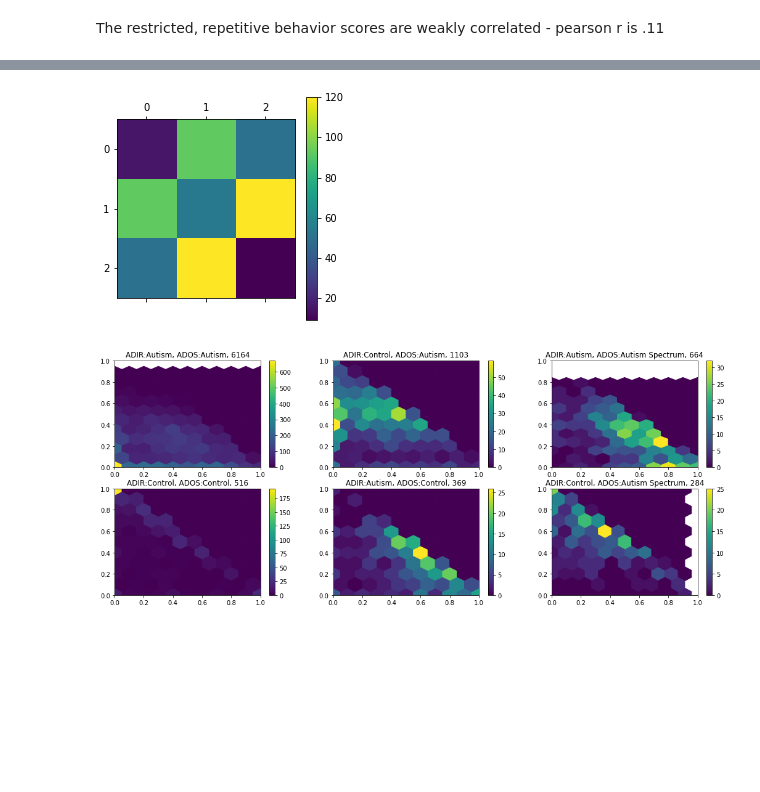
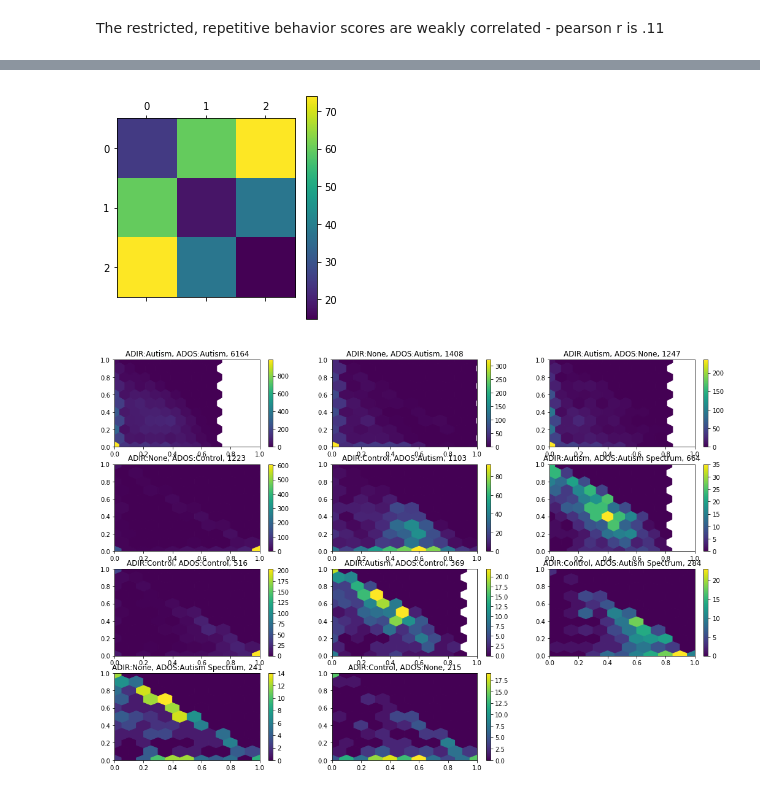
Before and after one commit to walllab/PhenotypeGLRM, a Jupyter notebook: analysis/Evaluate-Clusters.ipynb, the cells around one changed output, grey strips where cells are left out. Cells and saved outputs as stored; diff of their text form; code cells hidden in the pictures; blank space fills up the shorter version.

```diff
--- a/analysis/Evaluate-Clusters.ipynb
+++ b/analysis/Evaluate-Clusters.ipynb
@@ -147,9 +171,9 @@ import math
 all_c = Counter([(get_label(i, 'ADIR:diagnosis'), get_label(i, 'ADOS:diagnosis')) for i in range(m)])
 keys = [k for k, v in all_c.most_common()]
 
-plt.figure(figsize=(10, 10))
+plt.figure(figsize=(10, 20))
 
-plt.subplot(2, 2, 1)
+plt.subplot(4, 2, 1)
 c = Counter([(get_label(index, 'ADIR:diagnosis'), get_label(index, 'ADOS:diagnosis')) for index in range(m)])
 plt.pie([c[k] for k in keys])
 plt.title('All (%d)' % m)
@@ -157,12 +181,12 @@ plt.axis('equal')
 plt.legend(loc="upper left", labels=keys)
 
 for i in range(k):
-    #indexes = np.where(X[i, :]==1)[0]
+    #indexes = np.where(X[i, :]>.5)[0]
     indexes = np.where(X[i, :]==np.amax(X, axis=0))[0]
     #indexes = np.where(X[i, :]> 0)[0]
     c = Counter([(get_label(index, 'ADIR:diagnosis'), get_label(index, 'ADOS:diagnosis')) for index in indexes])
 
-    plt.subplot(2, 2, i+2)
+    plt.subplot(4, 2, i+2)
     plt.pie([c[k] for k in keys])
     plt.title('Cluster %d (%d)' % (i+1, len(indexes)))
     plt.axis('equal')
@@ -175,24 +199,24 @@ plt.show()
 from collections import Counter
 import math
 
-plt.figure(figsize=(10, 10))
+plt.figure(figsize=(10, 20))
 
-plt.subplot(2, 2, 1)
+plt.subplot(4, 2, 1)
 c = Counter(gender)
-keys = c.keys()
-plt.pie([c[k] for k in keys])
+gkeys = c.keys()
+plt.pie([c[k] for k in gkeys])
 plt.title('All (%d)' % m)
 plt.axis('equal')
-plt.legend(loc="upper left", labels=keys)
+plt.legend(loc="upper left", labels=gkeys)
 
 for i in range(k):
-    #indexes = np.where(X[i, :]==1)[0]
-    indexes = np.where(X[i, :]==np.amax(X, axis=0))[0]
+    indexes = np.where(X[i, :]==1)[0]
+    #indexes = np.where(X[i, :]==np.amax(X, axis=0))[0]
     #indexes = np.where(X[i, :]> 0)[0]
     c = Counter([gender[index] for index in indexes])
 
-    plt.subplot(2, 2, i+2)
-    plt.pie([c[k] for k in keys])
+    plt.subplot(4, 2, i+2)
+    plt.pie([c[k] for k in gkeys])
     plt.title('Cluster %d (%d)' % (i+1, len(indexes)))
     plt.axis('equal')
 
@@ -222,44 +246,38 @@ plt.show()
 # %%
-def missing_value_distance(a, b, n):
-    dist = 0
-    for i in range(n):
-        if ~np.isnan(a[i]) and ~np.isnan(b[i]):
-            if (a[i] < 0 and b[i] > 0) or (a[i] > 0 and b[i] < 0):
-                dist += 1
-
-    return dist
+def missing_value_distance(a, b):
+    return sum([c*d < 0 for c,d in zip(a, b) if not np.isnan(c) and not np.isnan(d)])
 
 D = np.zeros((k, k))
 for i in range(k):
     for j in range(k):
         if i < j:
-            dist = missing_value_distance(Y[i, :], Y[j, :], n)
+            dist = missing_value_distance(Y[i, :], Y[j, :])
             D[i, j] = dist
             D[j, i] = dist
         elif i == j:
             indexes = np.where(X[i, :]> .4)[0]
             for x in indexes:
-                D[i, i] += missing_value_distance(data[x, :], Y[i, :], n)
+                D[i, i] += missing_value_distance(data[x, :], Y[i, :])
             D[i, i] = D[i, i]/len(indexes)
 
 cay = plt.matshow(D)
 plt.colorbar(cay)
 plt.show()
 # %% [output]
-[figure, old version]
+[figure, new version]
 # %%
 key_indexes = np.asarray([keys.index((get_label(i, 'ADIR:diagnosis'), get_label(i, 'ADOS:diagnosis'))) for i in range(m)])
 
-plt.figure(figsize=(18, 7))
+plt.figure(figsize=(18, 12))
 for i, key in enumerate(keys):
-    plt.subplot(2, 3, i+1)
+    plt.subplot(4, 3, i+1)
     plt.axis((0,1,0,1))
     cay = plt.hexbin(X[0, key_indexes==i], X[1, key_indexes==i], gridsize=10)
     plt.colorbar(cay)
     plt.title('ADIR:%s, ADOS:%s, %d' % (key[0], key[1], all_c[key]))
 plt.show()
 # %% [output]
-[figure, old version]
+[figure, new version]
 # %%
 for key in ['ADIR:communication', 'ADOS:communication',
             'ADIR:social_interaction', 'ADOS:social_interaction',
```
Also changed, not shown: parts of 24 cells of this notebook, 5 other files.
